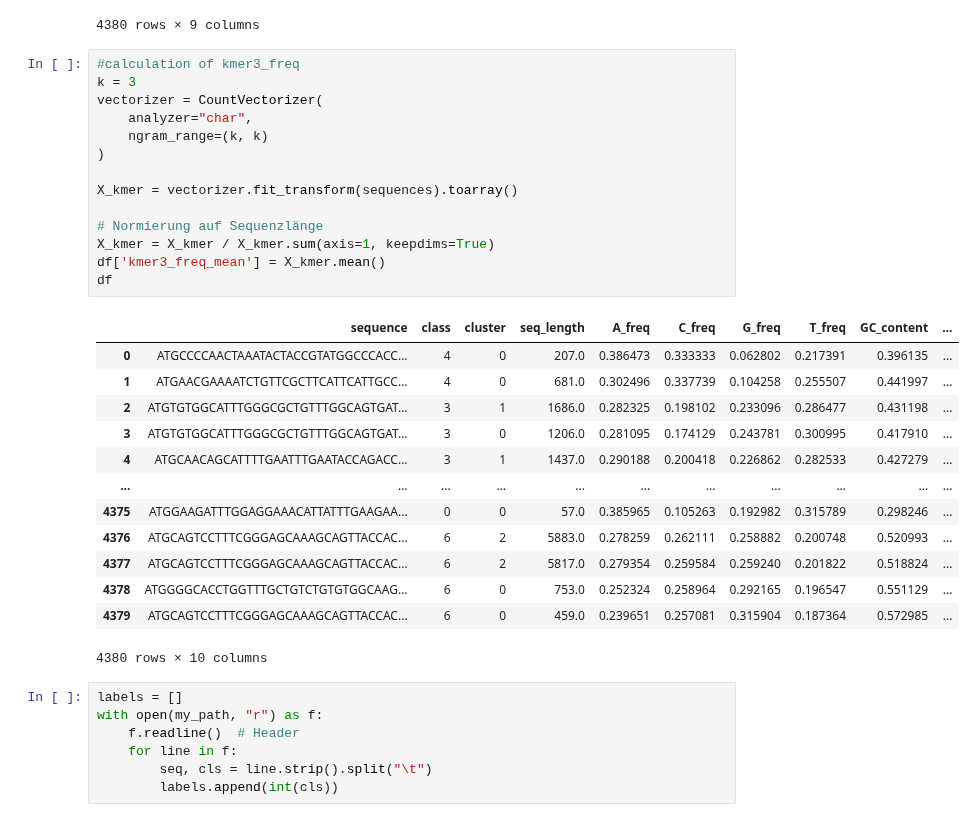
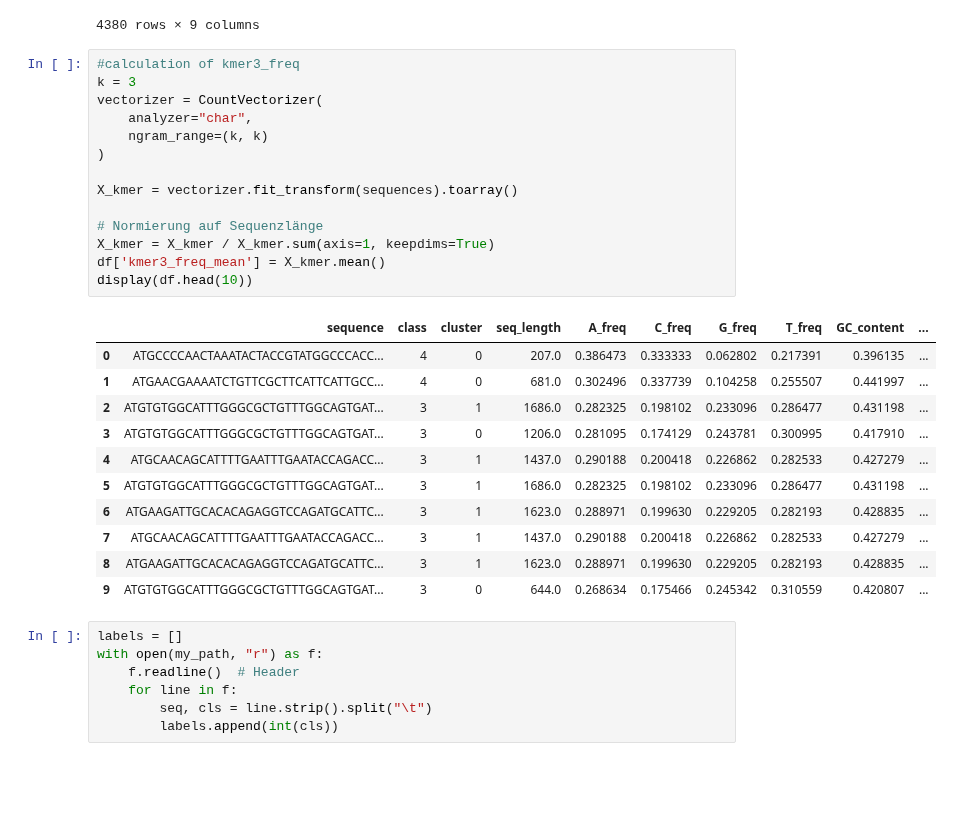
Before and after one commit to YamenNahhas/my-data-project, a Jupyter notebook: notebooks/DNA classification/Human Data Sequnence.ipynb, the cells around one changed output. Saved outputs shown, nothing was run; the diff lists cells and outputs as text; blank space fills up the shorter version.

```diff
--- a/notebooks/DNA classification/Human Data Sequnence.ipynb
+++ b/notebooks/DNA classification/Human Data Sequnence.ipynb
@@ -239,31 +245,29 @@ display(df)
 # %%
 #calculation of kmer3_freq
 k = 3
 vectorizer = CountVectorizer(
     analyzer="char",
     ngram_range=(k, k)
 )
 
 X_kmer = vectorizer.fit_transform(sequences).toarray()
 
 # Normierung auf Sequenzlänge
 X_kmer = X_kmer / X_kmer.sum(axis=1, keepdims=True)
 df['kmer3_freq_mean'] = X_kmer.mean()
-df
+display(df.head(10))
 # %% [output]
 |  | sequence | class | cluster | seq_length | A_freq | C_freq | G_freq | T_freq | GC_content | ... |
 | 0 | ATGCCCCAACTAAATACTACCGTATGGCCCACC... | 4 | 0 | 207.0 | 0.386473 | 0.333333 | 0.062802 | 0.217391 | 0.396135 | ... |
 | 1 | ATGAACGAAAATCTGTTCGCTTCATTCATTGCC... | 4 | 0 | 681.0 | 0.302496 | 0.337739 | 0.104258 | 0.255507 | 0.441997 | ... |
 | 2 | ATGTGTGGCATTTGGGCGCTGTTTGGCAGTGAT... | 3 | 1 | 1686.0 | 0.282325 | 0.198102 | 0.233096 | 0.286477 | 0.431198 | ... |
 | 3 | ATGTGTGGCATTTGGGCGCTGTTTGGCAGTGAT... | 3 | 0 | 1206.0 | 0.281095 | 0.174129 | 0.243781 | 0.300995 | 0.417910 | ... |
 | 4 | ATGCAACAGCATTTTGAATTTGAATACCAGACC... | 3 | 1 | 1437.0 | 0.290188 | 0.200418 | 0.226862 | 0.282533 | 0.427279 | ... |
-| ... | ... | ... | ... | ... | ... | ... | ... | ... | ... | ... |
-| 4375 | ATGGAAGATTTGGAGGAAACATTATTTGAAGAA... | 0 | 0 | 57.0 | 0.385965 | 0.105263 | 0.192982 | 0.315789 | 0.298246 | ... |
-| 4376 | ATGCAGTCCTTTCGGGAGCAAAGCAGTTACCAC... | 6 | 2 | 5883.0 | 0.278259 | 0.262111 | 0.258882 | 0.200748 | 0.520993 | ... |
-| 4377 | ATGCAGTCCTTTCGGGAGCAAAGCAGTTACCAC... | 6 | 2 | 5817.0 | 0.279354 | 0.259584 | 0.259240 | 0.201822 | 0.518824 | ... |
-| 4378 | ATGGGGCACCTGGTTTGCTGTCTGTGTGGCAAG... | 6 | 0 | 753.0 | 0.252324 | 0.258964 | 0.292165 | 0.196547 | 0.551129 | ... |
-| 4379 | ATGCAGTCCTTTCGGGAGCAAAGCAGTTACCAC... | 6 | 0 | 459.0 | 0.239651 | 0.257081 | 0.315904 | 0.187364 | 0.572985 | ... |
+| 5 | ATGTGTGGCATTTGGGCGCTGTTTGGCAGTGAT... | 3 | 1 | 1686.0 | 0.282325 | 0.198102 | 0.233096 | 0.286477 | 0.431198 | ... |
+| 6 | ATGAAGATTGCACACAGAGGTCCAGATGCATTC... | 3 | 1 | 1623.0 | 0.288971 | 0.199630 | 0.229205 | 0.282193 | 0.428835 | ... |
+| 7 | ATGCAACAGCATTTTGAATTTGAATACCAGACC... | 3 | 1 | 1437.0 | 0.290188 | 0.200418 | 0.226862 | 0.282533 | 0.427279 | ... |
+| 8 | ATGAAGATTGCACACAGAGGTCCAGATGCATTC... | 3 | 1 | 1623.0 | 0.288971 | 0.199630 | 0.229205 | 0.282193 | 0.428835 | ... |
+| 9 | ATGTGTGGCATTTGGGCGCTGTTTGGCAGTGAT... | 3 | 0 | 644.0 | 0.268634 | 0.175466 | 0.245342 | 0.310559 | 0.420807 | ... |
-4380 rows × 10 columns
 # %%
 labels = []
 with open(my_path, "r") as f:
```
Also changed, not shown: parts of 2 cells of this notebook.
